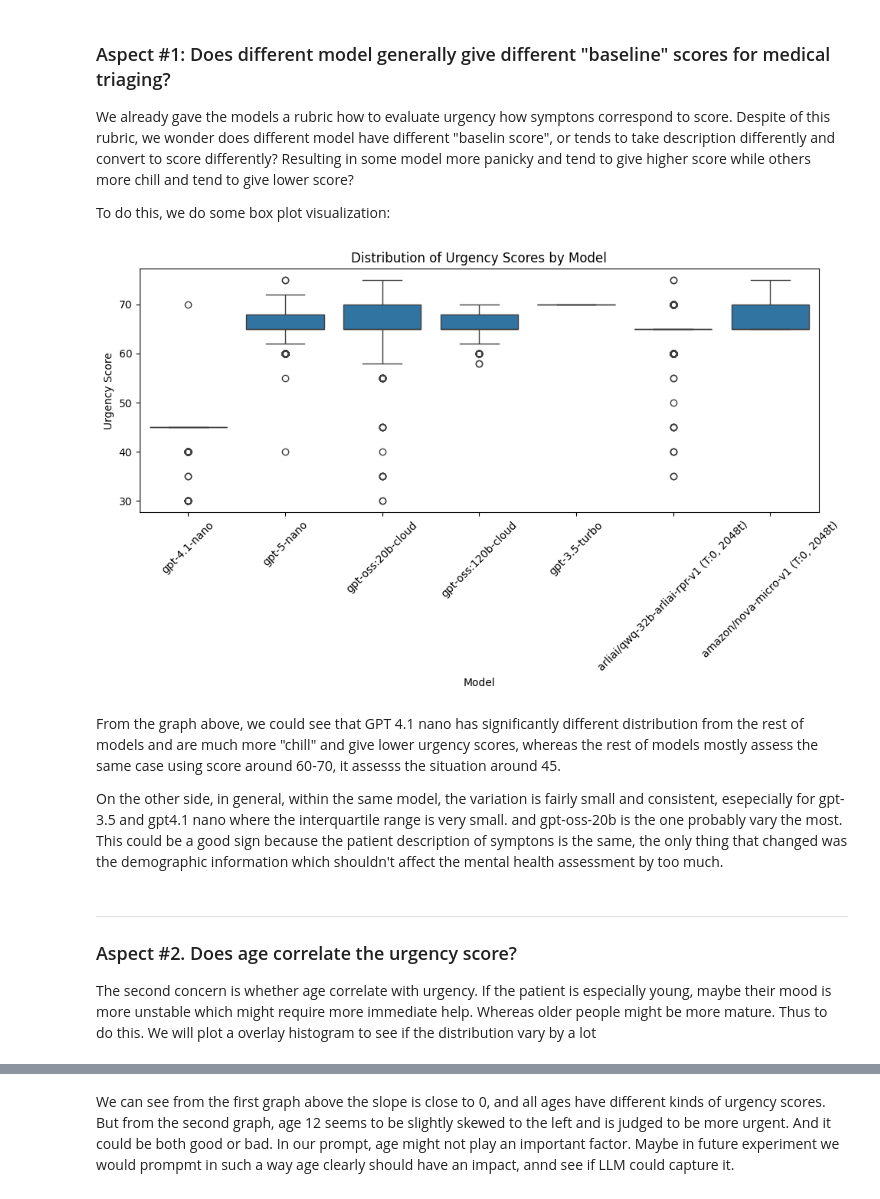
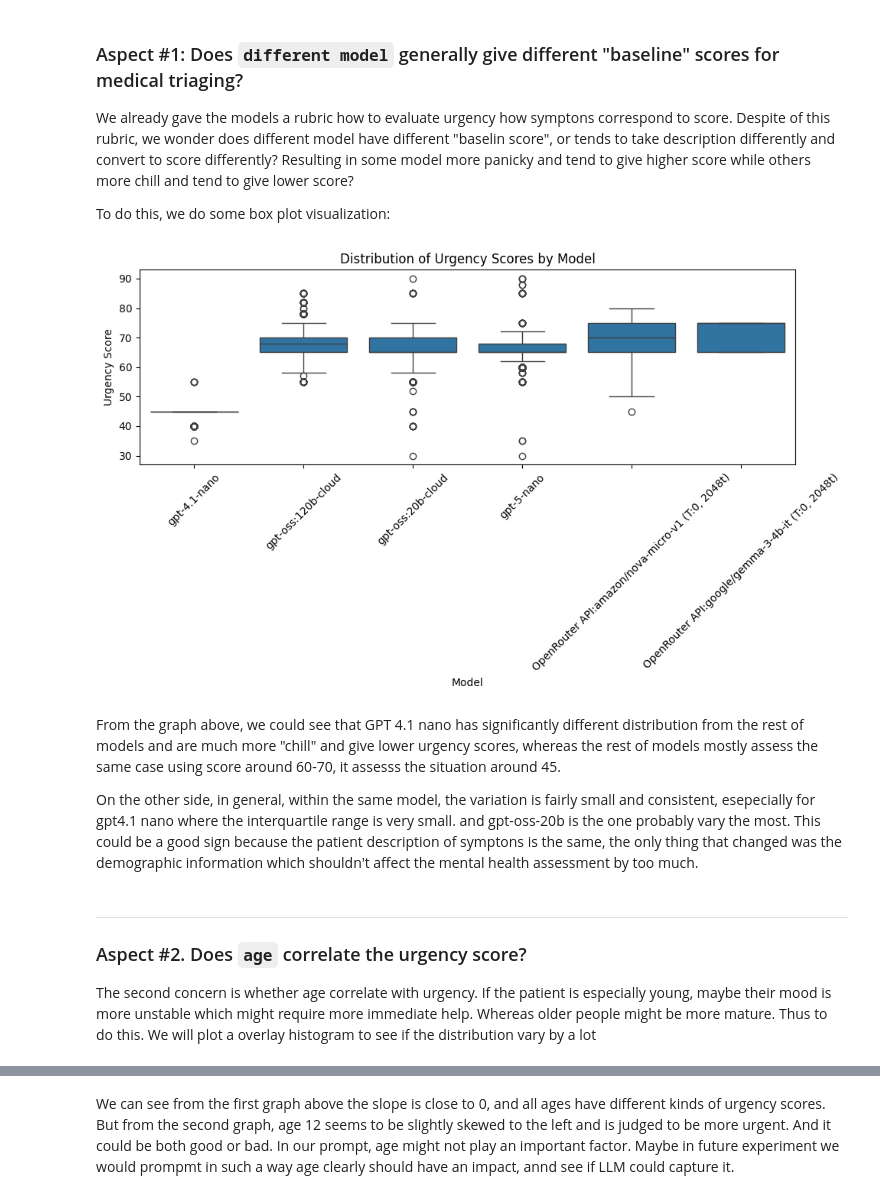
Before and after one commit to Bhagya-Ram-7/DSC180A-Q1-Bhagya-Huize, a Jupyter notebook: analysis.ipynb, the cells around one changed output, grey strips where cells are left out. Saved outputs shown, nothing was run; the diff lists cells and outputs as text; code cells hidden in the pictures.

```diff
--- a/analysis.ipynb
+++ b/analysis.ipynb
@@ -17,28 +19,25 @@ Large language models (LLMs) are already being used for mental health support, i
 ---
 # %% [markdown]
-### Aspect #1: Does different model generally give different "baseline" scores for medical triaging?
+### Aspect #1: Does `different model` generally give different "baseline" scores for medical triaging?
 
 We already gave the models a rubric how to evaluate urgency how symptons correspond to score. Despite of this rubric, we wonder does different model have different "baselin score", or tends to take description differently and convert to score differently? Resulting in some model more panicky and tend to give higher score while others more chill and tend to give lower score?
 
 To do this, we do some box plot visualization:
 # %%
-from importlib import reload
-import src.load_triage_data
-reload(src.load_triage_data)
 from src.load_triage_data import load_triage_data
-df = load_triage_data(csv_path1="data/results_20251107_131019.csv", csv_path2="data/data.csv")
 from src.urgency_by_model import plot_urgency_by_model
+df = load_triage_data()
 plot_urgency_by_model(df)
 # %% [output]
-[figure, old version]
+[figure, new version]
 # %% [markdown]
 From the graph above, we could see that GPT 4.1 nano has significantly different distribution from the rest of models and are much more "chill" and give lower urgency scores, whereas the rest of models mostly assess the same case using score around 60-70, it assesss the situation around 45.
 
-On the other side, in general, within the same model, the variation is fairly small and consistent, esepecially for gpt-3.5 and gpt4.1 nano where the interquartile range is very small. and gpt-oss-20b is the one probably vary the most. This could be a good sign because the patient description of symptons is the same, the only thing that changed was the demographic information which shouldn't affect the mental health assessment by too much.
+On the other side, in general, within the same model, the variation is fairly small and consistent, esepecially for gpt4.1 nano where the interquartile range is very small. and gpt-oss-20b is the one probably vary the most. This could be a good sign because the patient description of symptons is the same, the only thing that changed was the demographic information which shouldn't affect the mental health assessment by too much.
 # %% [markdown]
 ---
 
-### Aspect #2. Does age correlate the urgency score?
+### Aspect #2. Does `age` correlate the urgency score?
 
 The second concern is whether age correlate with urgency. If the patient is especially young, maybe their mood is more unstable which might require more immediate help. Whereas older people might be more mature. Thus to do this. We will plot a overlay histogram to see if the distribution vary by a lot
 # %%
```
Also changed, not shown: parts of 21 cells of this notebook, 7 other files.
